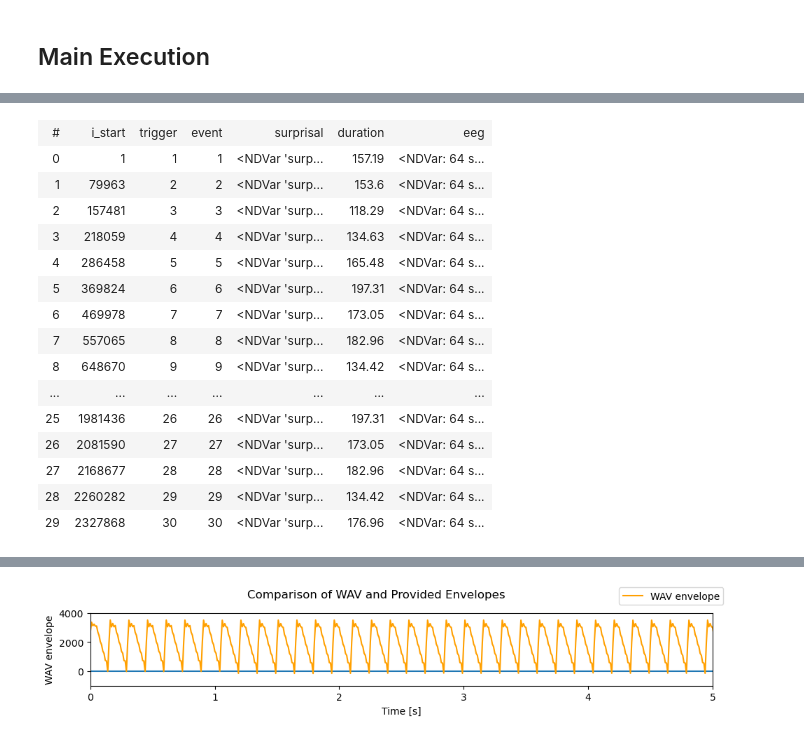
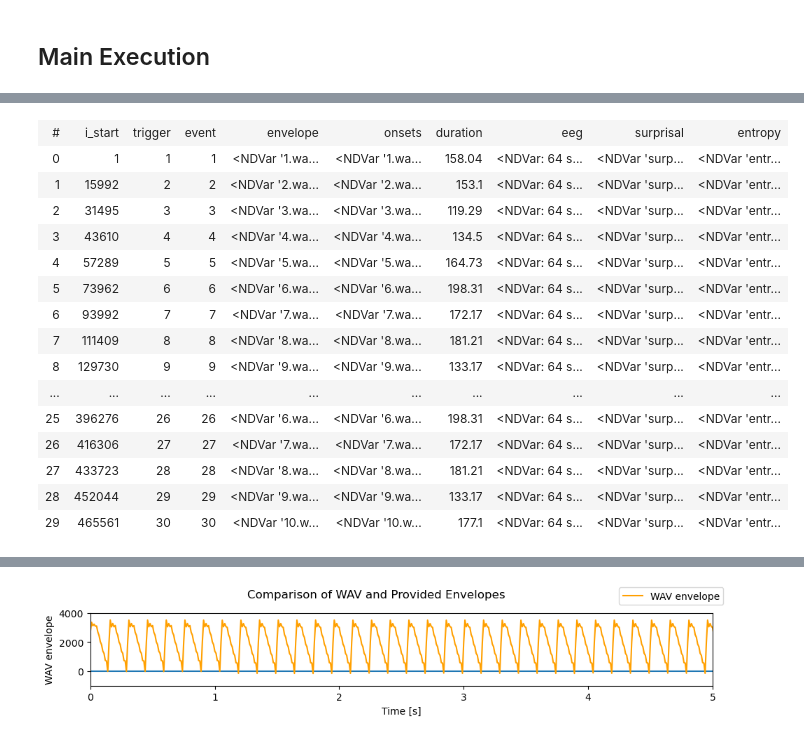
Before and after one commit to pereiraa10/musical-surprisal, a Jupyter notebook: TRF/TRF_encoding.ipynb, the cells around one changed output, grey strips where cells are left out. Saved outputs shown, nothing was run; the diff lists cells and outputs as text; code cells hidden in the pictures.

```diff
--- a/TRF/TRF_encoding.ipynb
+++ b/TRF/TRF_encoding.ipynb
@@ -341,0 +71,12 @@ print(n_times)
+# %%
+eeg_data = eeg_func.load_subject_raw_eeg(
+    constants.EEG_DIR / f'data{SUBJECT}.mat', SUBJECT)
+raw = eeg_func.create_mne_raw_from_loaded(eeg_data)
+
+# Filter the raw data to the desired band
+raw.filter(constants.LOW_FREQUENCY, constants.HIGH_FREQUENCY, n_jobs=1)
+
+# Create events with correct structure
+events = eeg_func.create_eelbrain_events(raw)
+
+events
@@ -341,0 +104,25 @@ print(n_times)
+# %%
+# Extract envelopes and add to the event table to use for time aligning all features
+envelopes = []
+
+for stimulus_id in events['event']:
+    song_id = stimulus_id % 10
+    song_id = song_id if song_id != 0 else 10
+    wav = eelbrain.load.wav(constants.WAV_DIR / f'{song_id}.wav')
+    envelope = wav.envelope()
+    envelope = eelbrain.resample(envelope, 100)
+    envelopes.append(envelope)
+
+events['envelope'] = envelopes
+
+# Add a second predictor to events table corresponding to acoustic onsets
+events['onsets'] = [envelope.diff('time').clip(0) for envelope in envelopes]
+
+# Add duration to the events table corresponding to envelope events
+events['duration'] = eelbrain.Var([env.time.tstop for env in events['envelope']])
+
+# CAUTION: the decim factor has been changed from 5 to 1 to see if this will fix the shape error. This seems to change the sampling rate
+# Add the eeg data itself as NDVars
+events['eeg'] = eelbrain.load.mne.variable_length_epochs(events, 0, tstop='duration', decim=1, adjacency='auto')
+
+events
@@ -342,30 +188,30 @@ print(n_times)
 # %%
 surprisal_per_event = []
-
-# envelopes = []
+entropy_per_event = []
 
 for stimulus_id in events['event']:
     song_id = stim.stimIdxs[stimulus_id - 1]
-    surprisal_per_event.append(stim_surprisal_ndvars[song_id])
-    surprisal_per_event
+    surprisal_per_event.append(stim_surprisal_ndvars[int(song_id)])
+    entropy_per_event.append(stim_entropy_ndvars[int(song_id)])
 
 events['surprisal'] = surprisal_per_event
+events['entropy'] = entropy_per_event
 
 events
 # %% [output]
-| # | i_start | trigger | event | surprisal | duration | eeg |
-| 0 | 1 | 1 | 1 | <NDVar 'surp... | 157.19 | <NDVar: 64 s... |
-| 1 | 79963 | 2 | 2 | <NDVar 'surp... | 153.6 | <NDVar: 64 s... |
-| 2 | 157481 | 3 | 3 | <NDVar 'surp... | 118.29 | <NDVar: 64 s... |
-| 3 | 218059 | 4 | 4 | <NDVar 'surp... | 134.63 | <NDVar: 64 s... |
-| 4 | 286458 | 5 | 5 | <NDVar 'surp... | 165.48 | <NDVar: 64 s... |
-| 5 | 369824 | 6 | 6 | <NDVar 'surp... | 197.31 | <NDVar: 64 s... |
-| 6 | 469978 | 7 | 7 | <NDVar 'surp... | 173.05 | <NDVar: 64 s... |
-| 7 | 557065 | 8 | 8 | <NDVar 'surp... | 182.96 | <NDVar: 64 s... |
-| 8 | 648670 | 9 | 9 | <NDVar 'surp... | 134.42 | <NDVar: 64 s... |
-| ... | ... | ... | ... | ... | ... | ... |
-| 25 | 1981436 | 26 | 26 | <NDVar 'surp... | 197.31 | <NDVar: 64 s... |
-| 26 | 2081590 | 27 | 27 | <NDVar 'surp... | 173.05 | <NDVar: 64 s... |
-| 27 | 2168677 | 28 | 28 | <NDVar 'surp... | 182.96 | <NDVar: 64 s... |
-| 28 | 2260282 | 29 | 29 | <NDVar 'surp... | 134.42 | <NDVar: 64 s... |
-| 29 | 2327868 | 30 | 30 | <NDVar 'surp... | 176.96 | <NDVar: 64 s... |
+| # | i_start | trigger | event | envelope | onsets | duration | eeg | surprisal | entropy |
+| 0 | 1 | 1 | 1 | <NDVar '1.wa... | <NDVar '1.wa... | 158.04 | <NDVar: 64 s... | <NDVar 'surp... | <NDVar 'entr... |
+| 1 | 15992 | 2 | 2 | <NDVar '2.wa... | <NDVar '2.wa... | 153.1 | <NDVar: 64 s... | <NDVar 'surp... | <NDVar 'entr... |
+| 2 | 31495 | 3 | 3 | <NDVar '3.wa... | <NDVar '3.wa... | 119.29 | <NDVar: 64 s... | <NDVar 'surp... | <NDVar 'entr... |
+| 3 | 43610 | 4 | 4 | <NDVar '4.wa... | <NDVar '4.wa... | 134.5 | <NDVar: 64 s... | <NDVar 'surp... | <NDVar 'entr... |
+| 4 | 57289 | 5 | 5 | <NDVar '5.wa... | <NDVar '5.wa... | 164.73 | <NDVar: 64 s... | <NDVar 'surp... | <NDVar 'entr... |
+| 5 | 73962 | 6 | 6 | <NDVar '6.wa... | <NDVar '6.wa... | 198.31 | <NDVar: 64 s... | <NDVar 'surp... | <NDVar 'entr... |
+| 6 | 93992 | 7 | 7 | <NDVar '7.wa... | <NDVar '7.wa... | 172.17 | <NDVar: 64 s... | <NDVar 'surp... | <NDVar 'entr... |
+| 7 | 111409 | 8 | 8 | <NDVar '8.wa... | <NDVar '8.wa... | 181.21 | <NDVar: 64 s... | <NDVar 'surp... | <NDVar 'entr... |
+| 8 | 129730 | 9 | 9 | <NDVar '9.wa... | <NDVar '9.wa... | 133.17 | <NDVar: 64 s... | <NDVar 'surp... | <NDVar 'entr... |
+| ... | ... | ... | ... | ... | ... | ... | ... | ... | ... |
+| 25 | 396276 | 26 | 26 | <NDVar '6.wa... | <NDVar '6.wa... | 198.31 | <NDVar: 64 s... | <NDVar 'surp... | <NDVar 'entr... |
+| 26 | 416306 | 27 | 27 | <NDVar '7.wa... | <NDVar '7.wa... | 172.17 | <NDVar: 64 s... | <NDVar 'surp... | <NDVar 'entr... |
+| 27 | 433723 | 28 | 28 | <NDVar '8.wa... | <NDVar '8.wa... | 181.21 | <NDVar: 64 s... | <NDVar 'surp... | <NDVar 'entr... |
+| 28 | 452044 | 29 | 29 | <NDVar '9.wa... | <NDVar '9.wa... | 133.17 | <NDVar: 64 s... | <NDVar 'surp... | <NDVar 'entr... |
+| 29 | 465561 | 30 | 30 | <NDVar '10.w... | <NDVar '10.w... | 177.1 | <NDVar: 64 s... | <NDVar 'surp... | <NDVar 'entr... |
```
Also changed, not shown: parts of 38 cells of this notebook, 3 other files.
